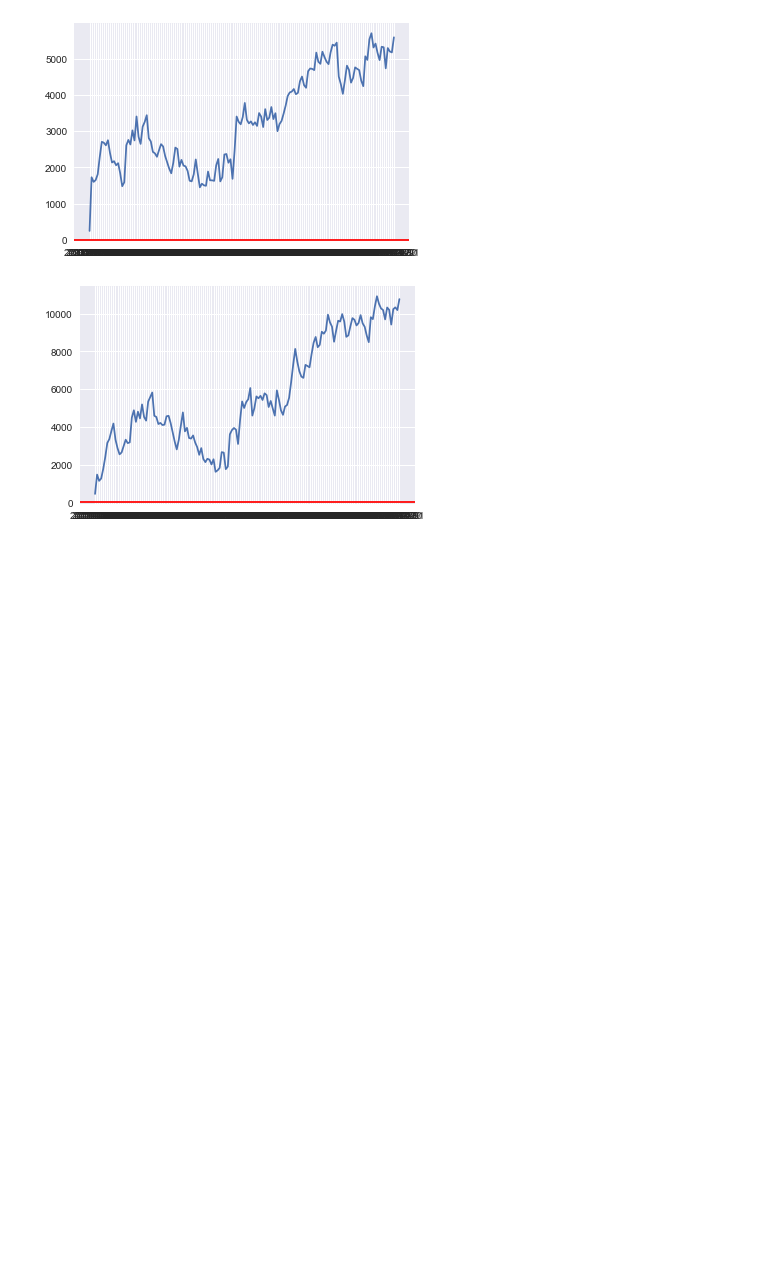
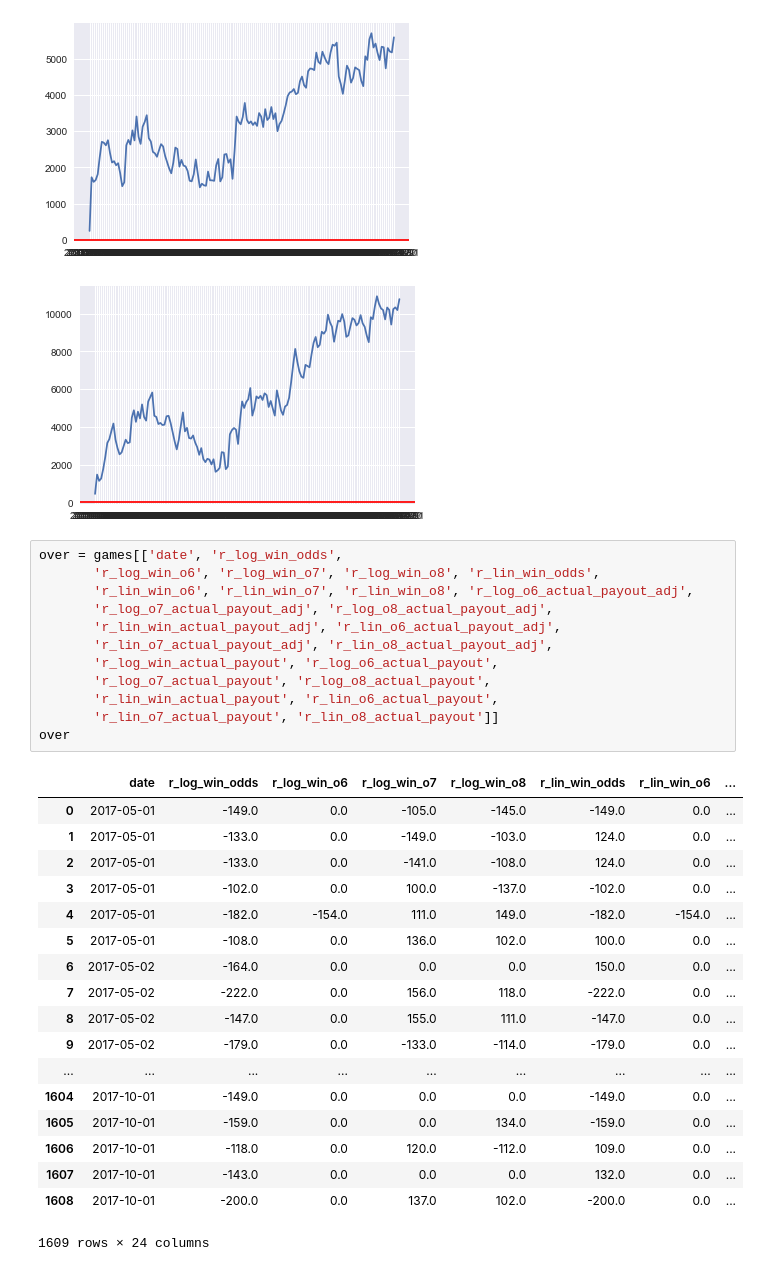
Before and after one commit to George-Mendoza/Baseball-Gambling-Market, a Jupyter notebook: Final Report 4-14.ipynb, the cells around one changed output. Drawn from its saved outputs; the diff is of its cells as text; blank space fills up the shorter version.

```diff
--- a/Final Report 4-14.ipynb
+++ b/Final Report 4-14.ipynb
@@ -1026,3 +965,34 @@ plt.show()
 [figure]
 [figure]
 [figure]
+# %%
+over = games[['date', 'r_log_win_odds',
+       'r_log_win_o6', 'r_log_win_o7', 'r_log_win_o8', 'r_lin_win_odds',
+       'r_lin_win_o6', 'r_lin_win_o7', 'r_lin_win_o8', 'r_log_o6_actual_payout_adj',
+       'r_log_o7_actual_payout_adj', 'r_log_o8_actual_payout_adj',
+       'r_lin_win_actual_payout_adj', 'r_lin_o6_actual_payout_adj',
+       'r_lin_o7_actual_payout_adj', 'r_lin_o8_actual_payout_adj',
+       'r_log_win_actual_payout', 'r_log_o6_actual_payout',
+       'r_log_o7_actual_payout', 'r_log_o8_actual_payout',
+       'r_lin_win_actual_payout', 'r_lin_o6_actual_payout',
+       'r_lin_o7_actual_payout', 'r_lin_o8_actual_payout']]
+over
+# %% [output]
+|  | date | r_log_win_odds | r_log_win_o6 | r_log_win_o7 | r_log_win_o8 | r_lin_win_odds | r_lin_win_o6 | ... |
+| 0 | 2017-05-01 | -149.0 | 0.0 | -105.0 | -145.0 | -149.0 | 0.0 | ... |
+| 1 | 2017-05-01 | -133.0 | 0.0 | -149.0 | -103.0 | 124.0 | 0.0 | ... |
+| 2 | 2017-05-01 | -133.0 | 0.0 | -141.0 | -108.0 | 124.0 | 0.0 | ... |
+| 3 | 2017-05-01 | -102.0 | 0.0 | 100.0 | -137.0 | -102.0 | 0.0 | ... |
+| 4 | 2017-05-01 | -182.0 | -154.0 | 111.0 | 149.0 | -182.0 | -154.0 | ... |
+| 5 | 2017-05-01 | -108.0 | 0.0 | 136.0 | 102.0 | 100.0 | 0.0 | ... |
+| 6 | 2017-05-02 | -164.0 | 0.0 | 0.0 | 0.0 | 150.0 | 0.0 | ... |
+| 7 | 2017-05-02 | -222.0 | 0.0 | 156.0 | 118.0 | -222.0 | 0.0 | ... |
+| 8 | 2017-05-02 | -147.0 | 0.0 | 155.0 | 111.0 | -147.0 | 0.0 | ... |
+| 9 | 2017-05-02 | -179.0 | 0.0 | -133.0 | -114.0 | -179.0 | 0.0 | ... |
+| ... | ... | ... | ... | ... | ... | ... | ... | ... |
+| 1604 | 2017-10-01 | -149.0 | 0.0 | 0.0 | 0.0 | -149.0 | 0.0 | ... |
+| 1605 | 2017-10-01 | -159.0 | 0.0 | 0.0 | 134.0 | -159.0 | 0.0 | ... |
+| 1606 | 2017-10-01 | -118.0 | 0.0 | 120.0 | -112.0 | 109.0 | 0.0 | ... |
+| 1607 | 2017-10-01 | -143.0 | 0.0 | 0.0 | 0.0 | 132.0 | 0.0 | ... |
+| 1608 | 2017-10-01 | -200.0 | 0.0 | 137.0 | 102.0 | -200.0 | 0.0 | ... |
+1609 rows × 24 columns
```
Also changed, not shown: parts of 10 cells of this notebook.
